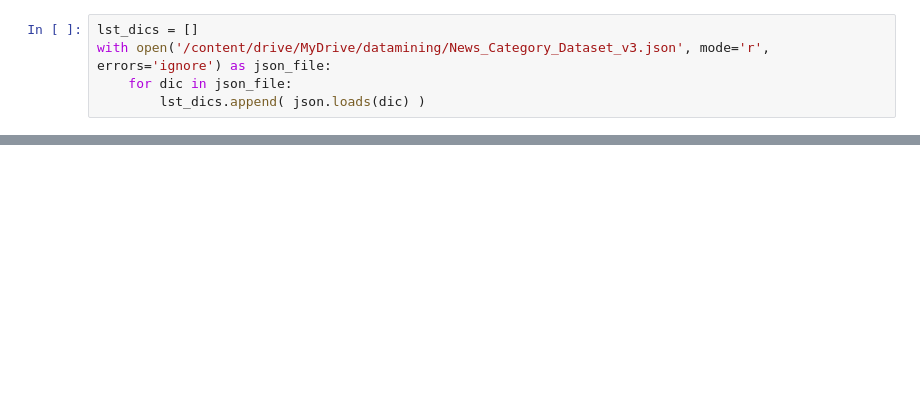
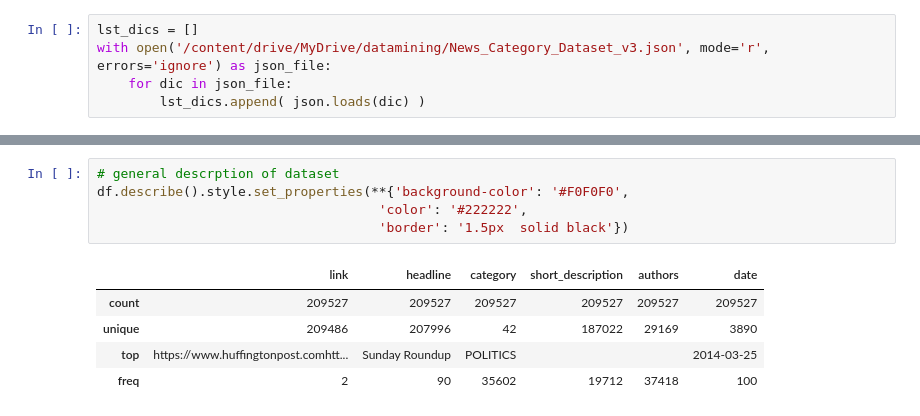
Before and after one commit to dh610/DataMining, a Jupyter notebook: datamining_project.ipynb, the cells around one changed output, grey strips where cells are left out. Saved outputs shown, nothing was run; the diff lists cells and outputs as text; blank space fills up the shorter version.

```diff
--- a/datamining_project.ipynb
+++ b/datamining_project.ipynb
@@ -45,0 +72,11 @@ dtf.head()
+# %%
+# general descrption of dataset
+df.describe().style.set_properties(**{'background-color': '#F0F0F0',
+                                    'color': '#222222',
+                                    'border': '1.5px  solid black'})
+# %% [output]
+|  | link | headline | category | short_description | authors | date |
+| count | 209527 | 209527 | 209527 | 209527 | 209527 | 209527 |
+| unique | 209486 | 207996 | 42 | 187022 | 29169 | 3890 |
+| top | https://www.huffingtonpost.comhtt... | Sunday Roundup | POLITICS |  |  | 2014-03-25 |
+| freq | 2 | 90 | 35602 | 19712 | 37418 | 100 |
```
Also changed, not shown: parts of 7 cells of this notebook.
